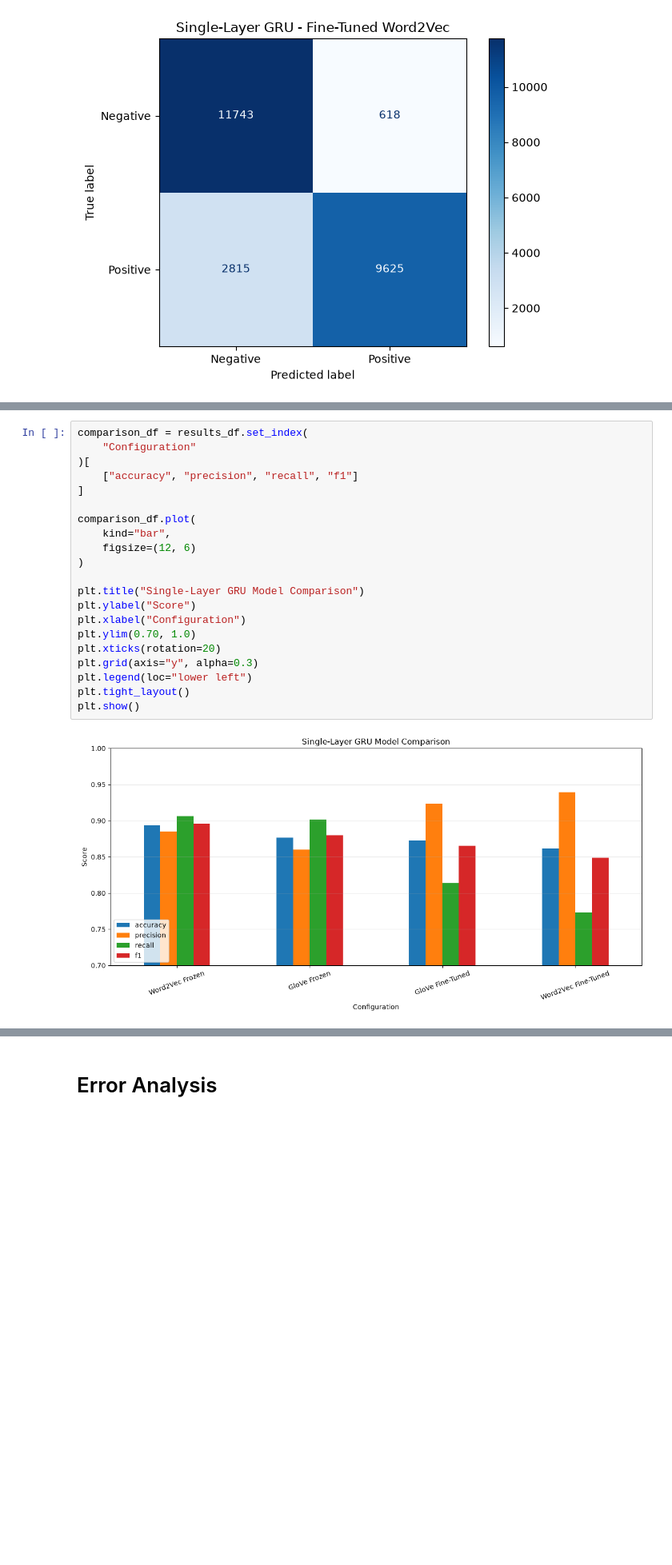
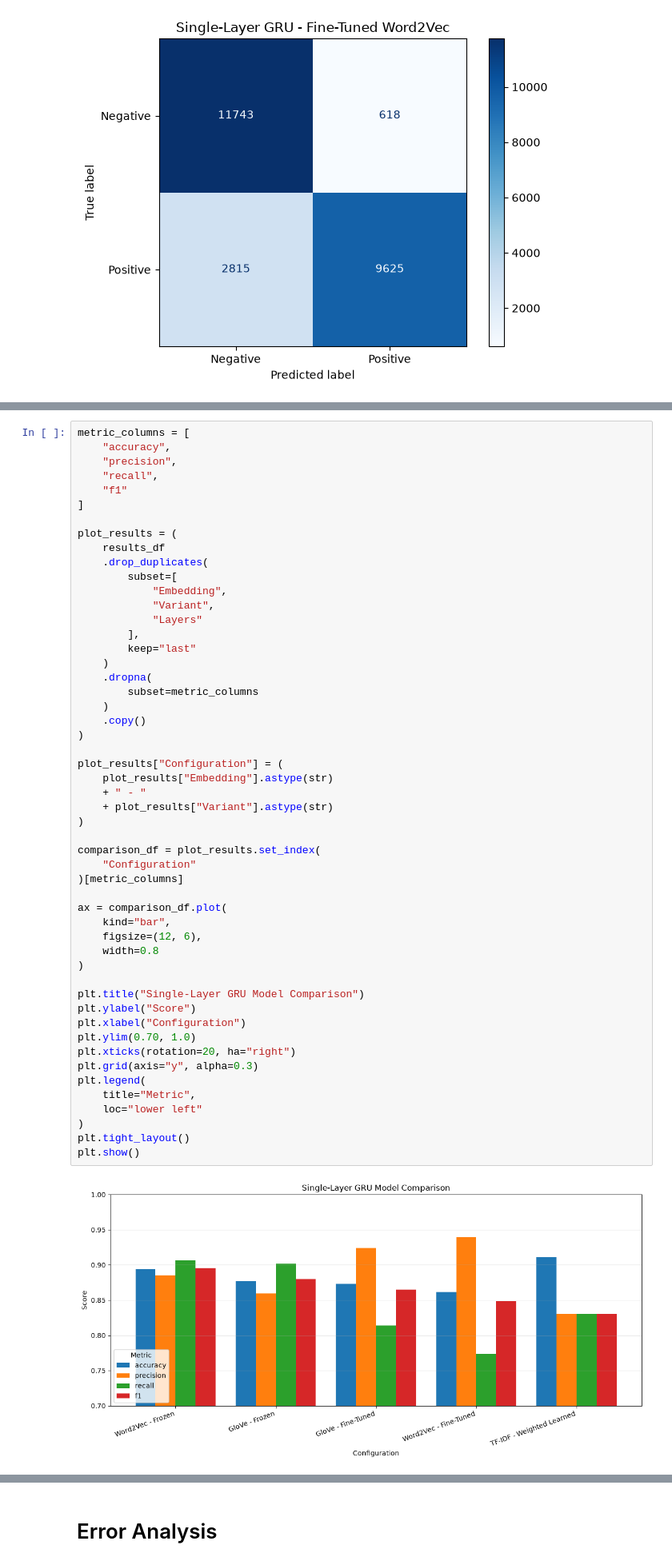
Before and after one commit to Dia8897/Assignment4_NLP_SequenceModels, a Jupyter notebook: notebooks/models/gru.ipynb, the cells around one changed output, grey strips where cells are left out. Shown at 80% size. Cells and saved outputs as stored; diff of their text form; blank space fills up the shorter version.

```diff
--- a/notebooks/models/gru.ipynb
+++ b/notebooks/models/gru.ipynb
@@ -1853,26 +3196,57 @@ results_df
 # %%
-comparison_df = results_df.set_index(
-    "Configuration"
-)[
-    ["accuracy", "precision", "recall", "f1"]
+metric_columns = [
+    "accuracy",
+    "precision",
+    "recall",
+    "f1"
 ]
 
-comparison_df.plot(
+plot_results = (
+    results_df
+    .drop_duplicates(
+        subset=[
+            "Embedding",
+            "Variant",
+            "Layers"
+        ],
+        keep="last"
+    )
+    .dropna(
+        subset=metric_columns
+    )
+    .copy()
+)
+
+plot_results["Configuration"] = (
+    plot_results["Embedding"].astype(str)
+    + " - "
+    + plot_results["Variant"].astype(str)
+)
+
+comparison_df = plot_results.set_index(
+    "Configuration"
+)[metric_columns]
+
+ax = comparison_df.plot(
     kind="bar",
-    figsize=(12, 6)
+    figsize=(12, 6),
+    width=0.8
 )
 
 plt.title("Single-Layer GRU Model Comparison")
 plt.ylabel("Score")
 plt.xlabel("Configuration")
 plt.ylim(0.70, 1.0)
-plt.xticks(rotation=20)
+plt.xticks(rotation=20, ha="right")
 plt.grid(axis="y", alpha=0.3)
-plt.legend(loc="lower left")
+plt.legend(
+    title="Metric",
+    loc="lower left"
+)
 plt.tight_layout()
 plt.show()
 # %% [output]
-[figure, old version]
+[figure, new version]
 # %%
 best_result = results_df.sort_values(
     by="f1",
```
Also changed, not shown: parts of 31 cells of this notebook, 3 other files.
